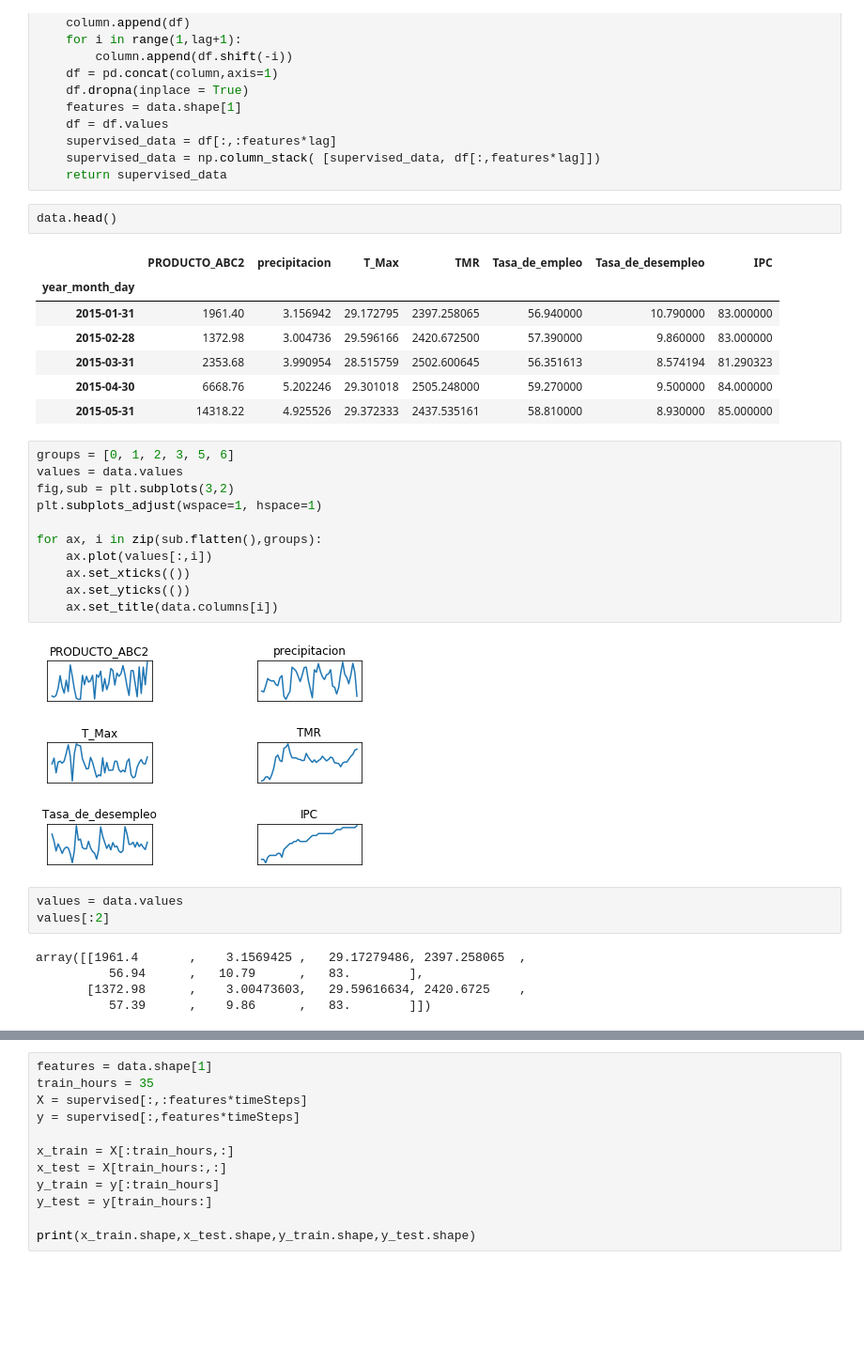
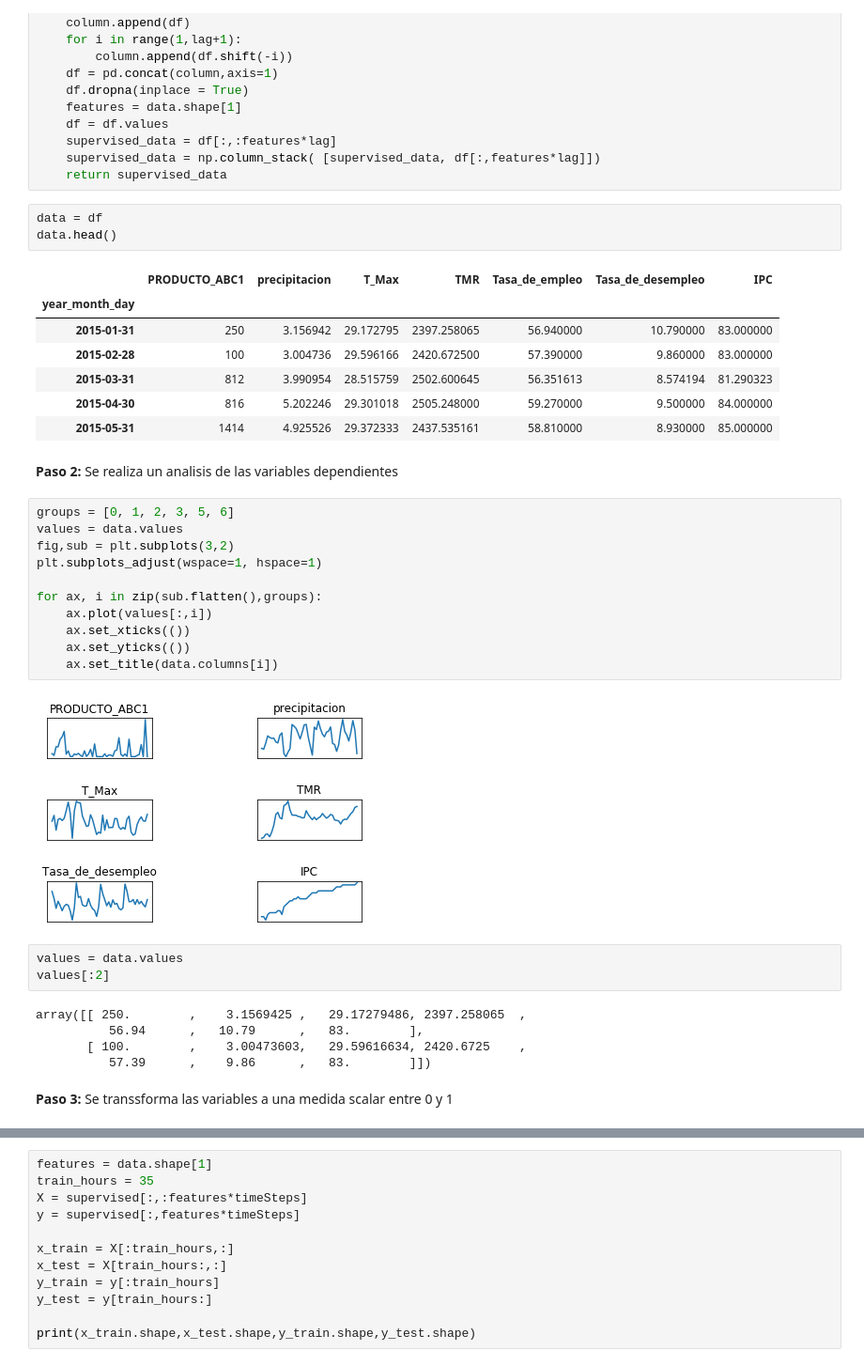
Before and after one commit to joenvihe/ejemplos_machine_learning, a Jupyter notebook: bernier.ipynb, the cells around one changed output, grey strips where cells are left out. Shown: that part at 94% size. Cells and saved outputs as stored; diff of their text form; blank space fills up the shorter version.

```diff
--- a/bernier.ipynb
+++ b/bernier.ipynb
@@ -245,15 +259,18 @@ def to_supervised(data,dropNa = True,lag = 1):
     supervised_data = np.column_stack( [supervised_data, df[:,features*lag]])
     return supervised_data
 # %%
+data = df
 data.head()
 # %% [output]
-|  | PRODUCTO_ABC2 | precipitacion | T_Max | TMR | Tasa_de_empleo | Tasa_de_desempleo | IPC |
+|  | PRODUCTO_ABC1 | precipitacion | T_Max | TMR | Tasa_de_empleo | Tasa_de_desempleo | IPC |
 | year_month_day |  |  |  |  |  |  |  |
-| 2015-01-31 | 1961.40 | 3.156942 | 29.172795 | 2397.258065 | 56.940000 | 10.790000 | 83.000000 |
-| 2015-02-28 | 1372.98 | 3.004736 | 29.596166 | 2420.672500 | 57.390000 | 9.860000 | 83.000000 |
-| 2015-03-31 | 2353.68 | 3.990954 | 28.515759 | 2502.600645 | 56.351613 | 8.574194 | 81.290323 |
-| 2015-04-30 | 6668.76 | 5.202246 | 29.301018 | 2505.248000 | 59.270000 | 9.500000 | 84.000000 |
-| 2015-05-31 | 14318.22 | 4.925526 | 29.372333 | 2437.535161 | 58.810000 | 8.930000 | 85.000000 |
+| 2015-01-31 | 250 | 3.156942 | 29.172795 | 2397.258065 | 56.940000 | 10.790000 | 83.000000 |
+| 2015-02-28 | 100 | 3.004736 | 29.596166 | 2420.672500 | 57.390000 | 9.860000 | 83.000000 |
+| 2015-03-31 | 812 | 3.990954 | 28.515759 | 2502.600645 | 56.351613 | 8.574194 | 81.290323 |
+| 2015-04-30 | 816 | 5.202246 | 29.301018 | 2505.248000 | 59.270000 | 9.500000 | 84.000000 |
+| 2015-05-31 | 1414 | 4.925526 | 29.372333 | 2437.535161 | 58.810000 | 8.930000 | 85.000000 |
+# %% [markdown]
+**Paso 2:** Se realiza un analisis de las variables dependientes
 # %%
 groups = [0, 1, 2, 3, 5, 6]
 values = data.values
@@ -266,15 +283,17 @@ for ax, i in zip(sub.flatten(),groups):
     ax.set_yticks(())
     ax.set_title(data.columns[i])
 # %% [output]
-[figure, old version]
+[figure, new version]
 # %%
 values = data.values
 values[:2]
 # %% [output]
-array([[1961.4       ,    3.1569425 ,   29.17279486, 2397.258065  ,
+array([[ 250.        ,    3.1569425 ,   29.17279486, 2397.258065  ,
           56.94      ,   10.79      ,   83.        ],
-       [1372.98      ,    3.00473603,   29.59616634, 2420.6725    ,
+       [ 100.        ,    3.00473603,   29.59616634, 2420.6725    ,
           57.39      ,    9.86      ,   83.        ]])
+# %% [markdown]
+**Paso 3:**  Se transsforma las variables a una medida scalar entre 0 y 1
 # %%
 # integer encode direction
 values = values.astype('float32')
```
Also changed, not shown: parts of 28 cells of this notebook.
